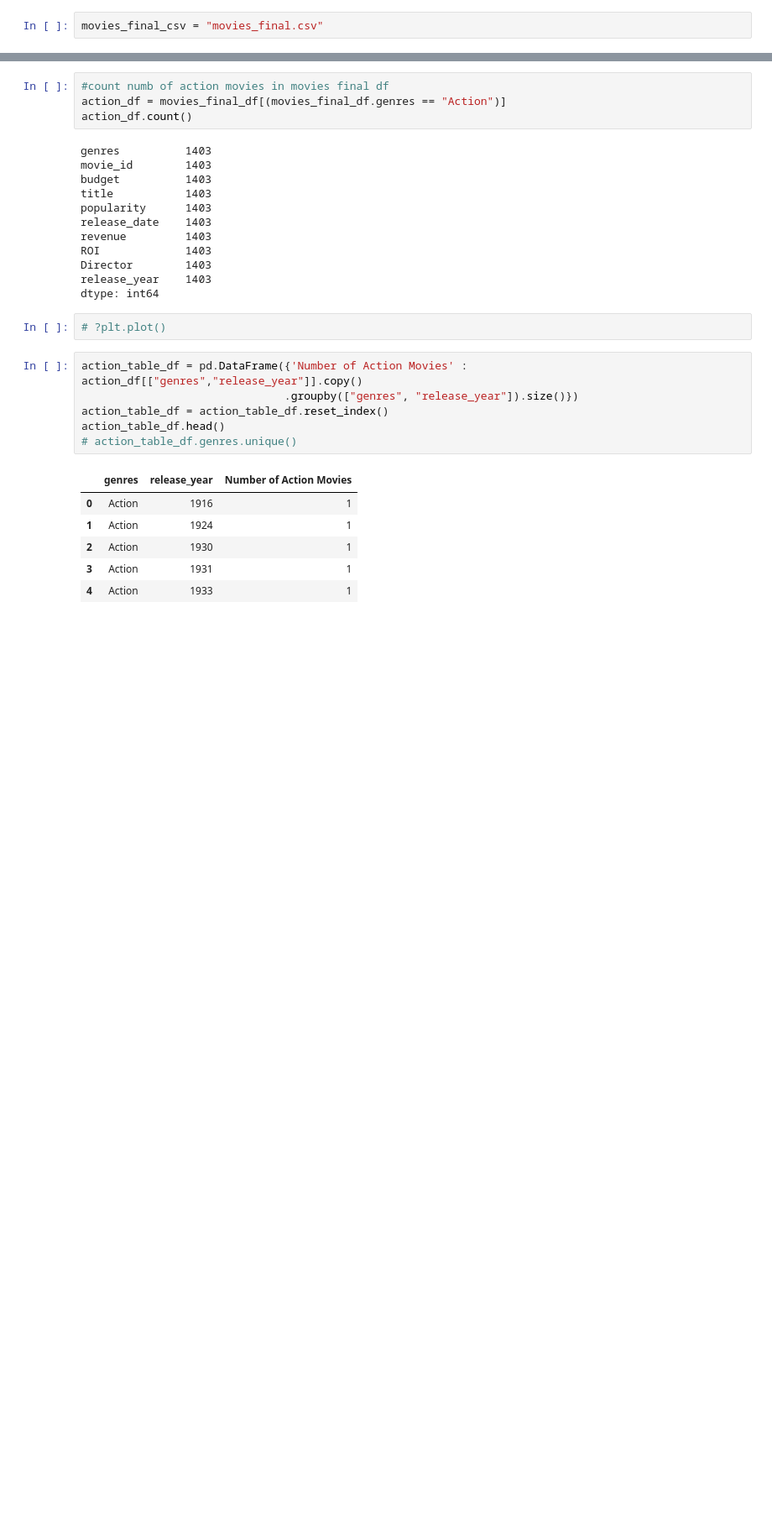
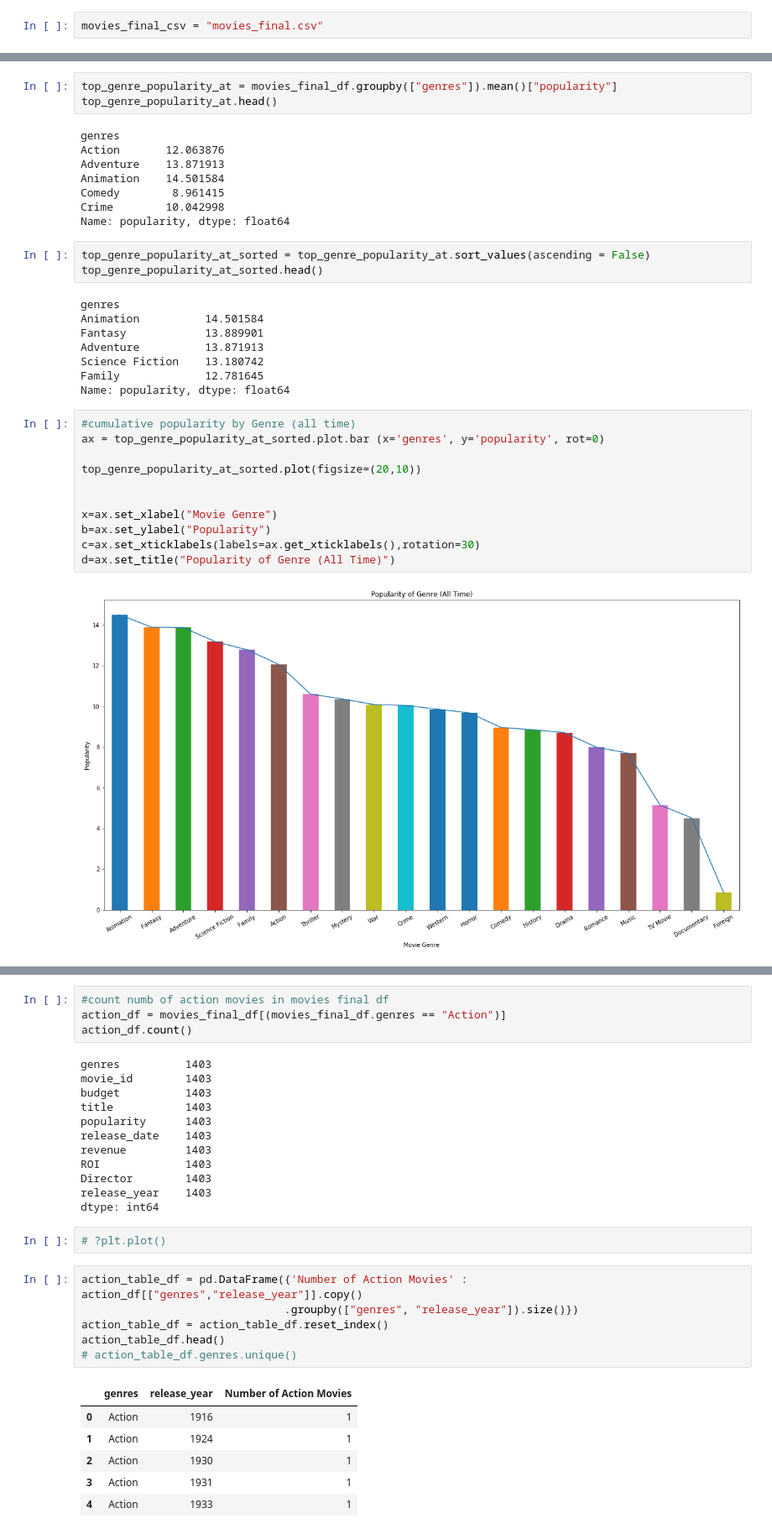
Before and after one commit to Congo-Kid/FuzzyWuzzy, a Jupyter notebook: Project1/latestMovieCode.ipynb, the cells around one changed output, grey strips where cells are left out. Shown at 84% size. Cells and saved outputs as stored; diff of their text form; blank space fills up the shorter version.

```diff
--- a/Project1/latestMovieCode.ipynb
+++ b/Project1/latestMovieCode.ipynb
@@ -31,3 +32,38 @@ movies_final_df.head()
+# %%
+top_genre_popularity_at = movies_final_df.groupby(["genres"]).mean()["popularity"]
+top_genre_popularity_at.head()
+# %% [output]
+genres
+Action       12.063876
+Adventure    13.871913
+Animation    14.501584
+Comedy        8.961415
+Crime        10.042998
+Name: popularity, dtype: float64
+# %%
+top_genre_popularity_at_sorted = top_genre_popularity_at.sort_values(ascending = False)
+top_genre_popularity_at_sorted.head()
+# %% [output]
+genres
+Animation          14.501584
+Fantasy            13.889901
+Adventure          13.871913
+Science Fiction    13.180742
+Family             12.781645
+Name: popularity, dtype: float64
+# %%
+#cumulative popularity by Genre (all time)
+ax = top_genre_popularity_at_sorted.plot.bar (x='genres', y='popularity', rot=0)
+
+top_genre_popularity_at_sorted.plot(figsize=(20,10))
+
+
+x=ax.set_xlabel("Movie Genre")
+b=ax.set_ylabel("Popularity")
+c=ax.set_xticklabels(labels=ax.get_xticklabels(),rotation=30)
+d=ax.set_title("Popularity of Genre (All Time)")
+# %% [output]
+[figure, added]
 # %%
 #EDB
 # Number of movies in each genre by year.
```
Also changed, not shown: parts of 60 cells of this notebook, 38 other files.
